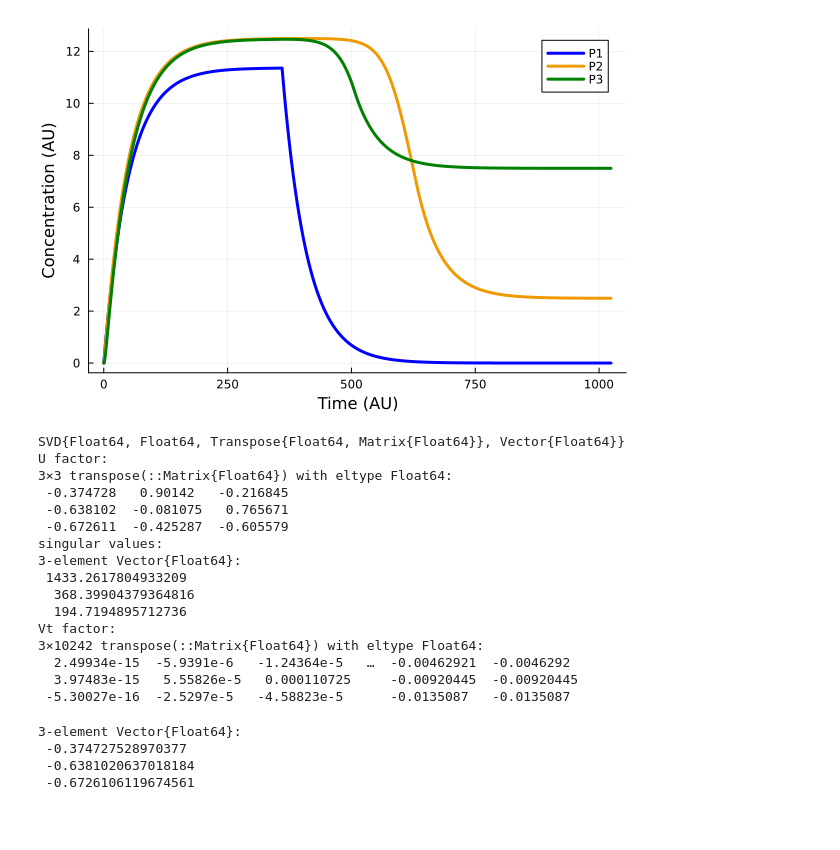
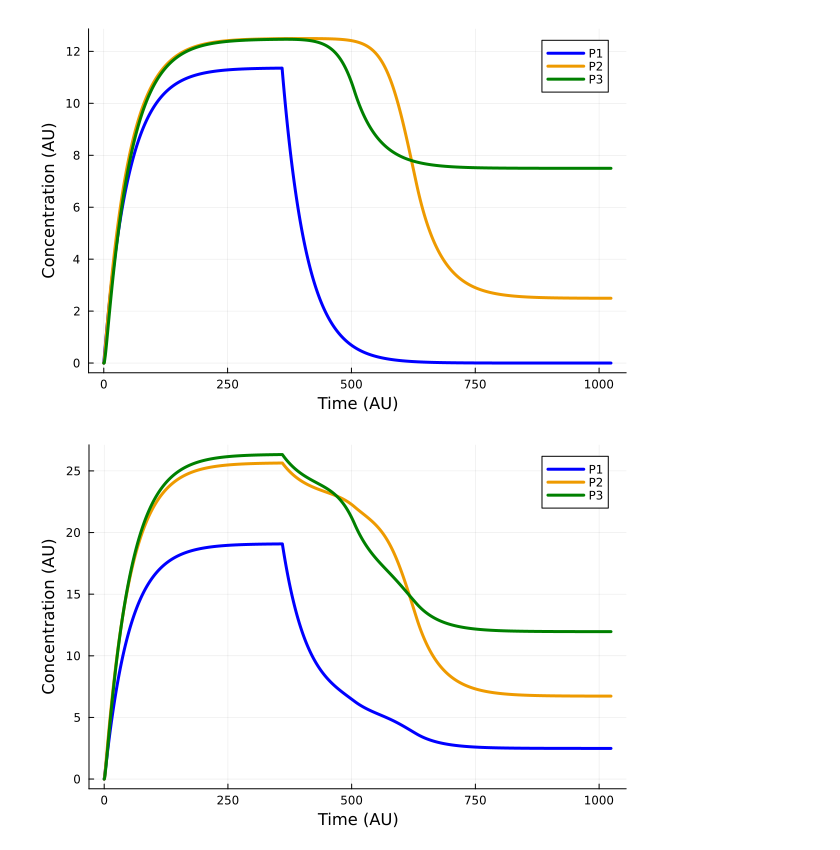
Before and after one commit to varnerlab/CHEME-4800-5800-Examples-AY-2024, a Jupyter notebook: week-9/L9c/CHEME-5800-L9c-ExpIntegratorMethod-AY-2024.ipynb, the cells around one changed output. Drawn from its saved outputs; the diff is of its cells as text; code cells hidden in the pictures; blank space fills up the shorter version.

```diff
--- a/week-9/L9c/CHEME-5800-L9c-ExpIntegratorMethod-AY-2024.ipynb
+++ b/week-9/L9c/CHEME-5800-L9c-ExpIntegratorMethod-AY-2024.ipynb
@@ -113,28 +113,23 @@ ylabel!("Concentration (AU)", fontsize=18)
 # %% [output]
 [figure]
 # %%
-(U,S,V) = svd(transpose(X))
+(U,Σ,V) = svd(X);
-# %% [output]
-SVD{Float64, Float64, Transpose{Float64, Matrix{Float64}}, Vector{Float64}}
-U factor:
-3×3 transpose(::Matrix{Float64}) with eltype Float64:
- -0.374728   0.90142   -0.216845
- -0.638102  -0.081075   0.765671
- -0.672611  -0.425287  -0.605579
-singular values:
-3-element Vector{Float64}:
- 1433.2617804933209
-  368.39904379364816
-  194.7194895712736
-Vt factor:
-3×10242 transpose(::Matrix{Float64}) with eltype Float64:
-  2.49934e-15  -5.9391e-6   -1.24364e-5   …  -0.00462921  -0.0046292
-  3.97483e-15   5.55826e-5   0.000110725     -0.00920445  -0.00920445
- -5.30027e-16  -2.5297e-5   -4.58823e-5      -0.0135087   -0.0135087
 # %%
-U[:,1]
+(number_of_rows, number_of_columns) = size(X);
+M = zeros(number_of_rows, number_of_columns);
-# %% [output]
-3-element Vector{Float64}:
- -0.374727528970377
- -0.6381020637018184
- -0.6726106119674561
+# %%
+r = rank(X);
+frames = Dict{Int64,Array{Float64,2}}();
+for i ∈ 1:r
+    M += Σ[i]*⊗(U[:,i],V[:,i]);
+    frames[i] = M;
+end
+# %%
+MD = frames[1];
+plot(T,MD[:,1], label="P1", lw=3, color=:blue)
+plot!(T,MD[:,2], label="P2", lw=3, color=:orange2)
+plot!(T,MD[:,3], label="P3", lw=3, color=:green)
+xlabel!("Time (AU)", fontsize=18)
+ylabel!("Concentration (AU)", fontsize=18)
+# %% [output]
+[figure, added]
```
Also changed, not shown: 1 other file.
